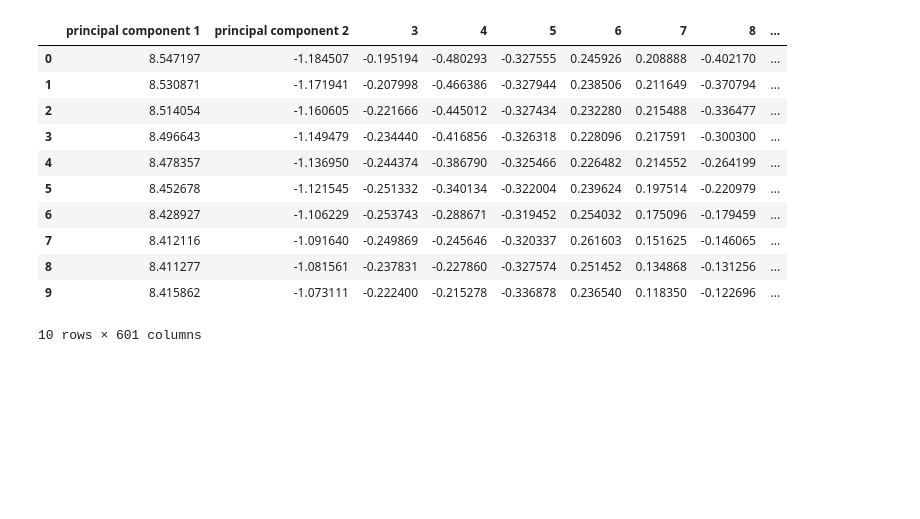
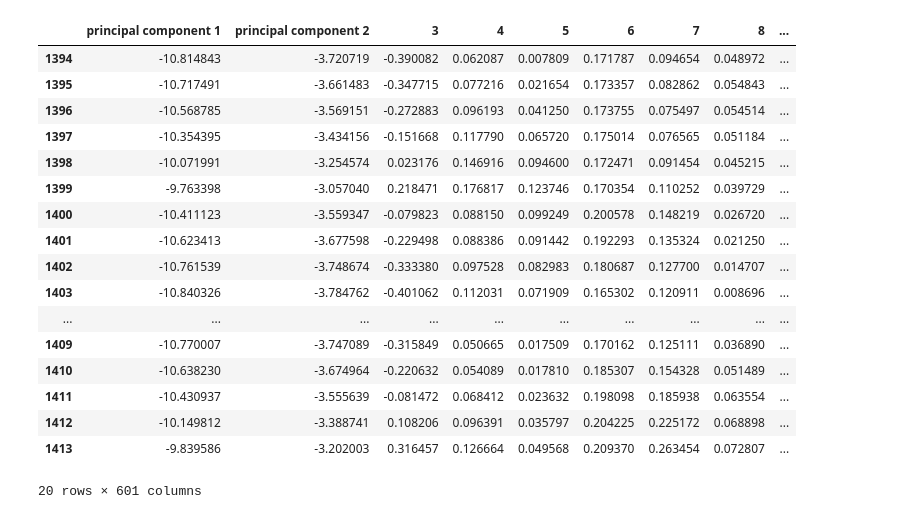
Before and after one commit to Reido19/CommSense---Masters, a Jupyter notebook: Machine_Learning/PCA_Live.ipynb, the cells around one changed output. Cells and saved outputs as stored; diff of their text form; code cells hidden in the pictures; blank space fills up the shorter version.

```diff
--- a/Machine_Learning/PCA_Live.ipynb
+++ b/Machine_Learning/PCA_Live.ipynb
@@ -28,7 +28,7 @@ from sklearn import svm
 from sklearn import metrics
 from sklearn.metrics import confusion_matrix
 # %%
-folder_path = "/home/torps/CommSense/Active/Data/Location_Test_Data/"
+folder_path = "/home/torps/CommSense/Datadump/Random_Testing/7/Bin/"
 complete_data, original_data = Binary_reader.get_pandas_dataFrame(folder_path)
 complete_data
 # %% [output]
@@ -79,7 +79,10 @@ def norm(x):
     #     return df
 # %%
 
-norm_data = norm(complete_data)
+# norm_data = norm(complete_data)
+norm_data = complete_data
+# norm_data = norm_data.sample(frac=1)
+
 norm_abs_data = norm_data.map(np.abs)
 # norm_abs_data = norm_data
 
@@ -87,17 +90,25 @@ norm_abs_data = norm_data.map(np.abs)
 # Separating out the target
 y = norm_data.loc[:, ['Target']].values
 
-y_labels = np.where(y == 1.0, "white_lab", "CRG_lab")
+y_labels = np.where(y == 0, "white_lab", np.where(y==1, "CRG_lab", np.where(y==2, "Other", "Rory")))
+
+# if y== 0:
+#     y_labels = 'white_lab'
+# else:
+#     y_labels = 'CRG'
+
 
 lab = pd.DataFrame(y_labels,columns=['Target'])
-
+dataset_0 = norm_data[norm_data['Target'] == 0]
+dataset_1 = norm_data[norm_data['Target'] == 1]
+Targets = norm_data.pop('Target')
 # Generate feature names as strings from "0" to "599"
 features = list(range(600))
 
 # Separating out the features
-x = norm_data.iloc[:, features].values  # Extracting feature values
-
-norm_data.tail(10)
+# x = norm_data.iloc[:, features].values  # Extracting feature values
+x =norm_data
+norm_data
 # lab.head()
 # out = pd.DataFrame(x,columns=x.columns, index=x.index)
 # out.head()
@@ -153,0 +161,5 @@ sub_set
+# %%
+
+x = np.abs(x)
+testDF = pd.DataFrame(data=x)
+testDF
@@ -154,34 +180,40 @@ sub_set
 # %%
 
 
 pca = PCA(n_components=600)
-x = np.real(x)
+
 principalComponents = pca.fit_transform(x)
 
 arr = [str(i) for i in range(3, 601)]
 labels = ['principal component 1', 'principal component 2']
 
 labels = labels + arr
 
 principalDf = pd.DataFrame(data = principalComponents
              , columns = labels)
 
 finalDf = pd.concat([principalDf, lab], axis = 1)
 
-finalDf.head(10)
+finalDf.tail(20)
 # %% [output]
 |  | principal component 1 | principal component 2 | 3 | 4 | 5 | 6 | 7 | 8 | ... |
-| 0 | 8.547197 | -1.184507 | -0.195194 | -0.480293 | -0.327555 | 0.245926 | 0.208888 | -0.402170 | ... |
-| 1 | 8.530871 | -1.171941 | -0.207998 | -0.466386 | -0.327944 | 0.238506 | 0.211649 | -0.370794 | ... |
-| 2 | 8.514054 | -1.160605 | -0.221666 | -0.445012 | -0.327434 | 0.232280 | 0.215488 | -0.336477 | ... |
-| 3 | 8.496643 | -1.149479 | -0.234440 | -0.416856 | -0.326318 | 0.228096 | 0.217591 | -0.300300 | ... |
-| 4 | 8.478357 | -1.136950 | -0.244374 | -0.386790 | -0.325466 | 0.226482 | 0.214552 | -0.264199 | ... |
-| 5 | 8.452678 | -1.121545 | -0.251332 | -0.340134 | -0.322004 | 0.239624 | 0.197514 | -0.220979 | ... |
-| 6 | 8.428927 | -1.106229 | -0.253743 | -0.288671 | -0.319452 | 0.254032 | 0.175096 | -0.179459 | ... |
-| 7 | 8.412116 | -1.091640 | -0.249869 | -0.245646 | -0.320337 | 0.261603 | 0.151625 | -0.146065 | ... |
-| 8 | 8.411277 | -1.081561 | -0.237831 | -0.227860 | -0.327574 | 0.251452 | 0.134868 | -0.131256 | ... |
-| 9 | 8.415862 | -1.073111 | -0.222400 | -0.215278 | -0.336878 | 0.236540 | 0.118350 | -0.122696 | ... |
+| 1394 | -10.814843 | -3.720719 | -0.390082 | 0.062087 | 0.007809 | 0.171787 | 0.094654 | 0.048972 | ... |
+| 1395 | -10.717491 | -3.661483 | -0.347715 | 0.077216 | 0.021654 | 0.173357 | 0.082862 | 0.054843 | ... |
+| 1396 | -10.568785 | -3.569151 | -0.272883 | 0.096193 | 0.041250 | 0.173755 | 0.075497 | 0.054514 | ... |
+| 1397 | -10.354395 | -3.434156 | -0.151668 | 0.117790 | 0.065720 | 0.175014 | 0.076565 | 0.051184 | ... |
+| 1398 | -10.071991 | -3.254574 | 0.023176 | 0.146916 | 0.094600 | 0.172471 | 0.091454 | 0.045215 | ... |
+| 1399 | -9.763398 | -3.057040 | 0.218471 | 0.176817 | 0.123746 | 0.170354 | 0.110252 | 0.039729 | ... |
+| 1400 | -10.411123 | -3.559347 | -0.079823 | 0.088150 | 0.099249 | 0.200578 | 0.148219 | 0.026720 | ... |
+| 1401 | -10.623413 | -3.677598 | -0.229498 | 0.088386 | 0.091442 | 0.192293 | 0.135324 | 0.021250 | ... |
+| 1402 | -10.761539 | -3.748674 | -0.333380 | 0.097528 | 0.082983 | 0.180687 | 0.127700 | 0.014707 | ... |
+| 1403 | -10.840326 | -3.784762 | -0.401062 | 0.112031 | 0.071909 | 0.165302 | 0.120911 | 0.008696 | ... |
+| ... | ... | ... | ... | ... | ... | ... | ... | ... | ... |
+| 1409 | -10.770007 | -3.747089 | -0.315849 | 0.050665 | 0.017509 | 0.170162 | 0.125111 | 0.036890 | ... |
+| 1410 | -10.638230 | -3.674964 | -0.220632 | 0.054089 | 0.017810 | 0.185307 | 0.154328 | 0.051489 | ... |
+| 1411 | -10.430937 | -3.555639 | -0.081472 | 0.068412 | 0.023632 | 0.198098 | 0.185938 | 0.063554 | ... |
+| 1412 | -10.149812 | -3.388741 | 0.108206 | 0.096391 | 0.035797 | 0.204225 | 0.225172 | 0.068898 | ... |
+| 1413 | -9.839586 | -3.202003 | 0.316457 | 0.126664 | 0.049568 | 0.209370 | 0.263454 | 0.072807 | ... |
-10 rows × 601 columns
+20 rows × 601 columns
 # %%
 # Get explained variance ratio (percentage contribution of each component)
 explained_variance = pca.explained_variance_ratio_ * 100
```
Also changed, not shown: parts of 11 cells of this notebook, 1 other file.
